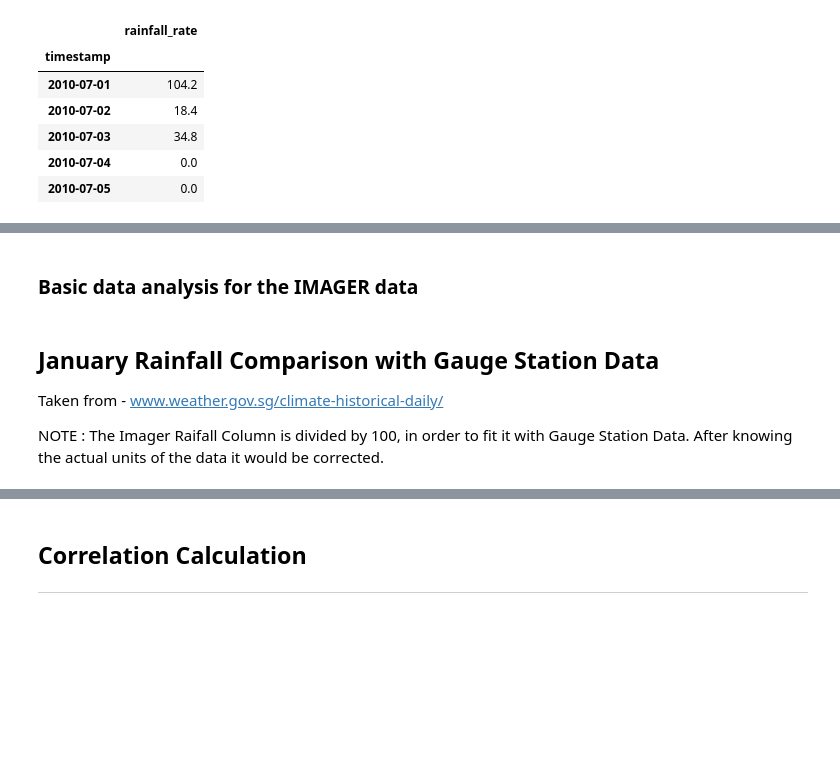
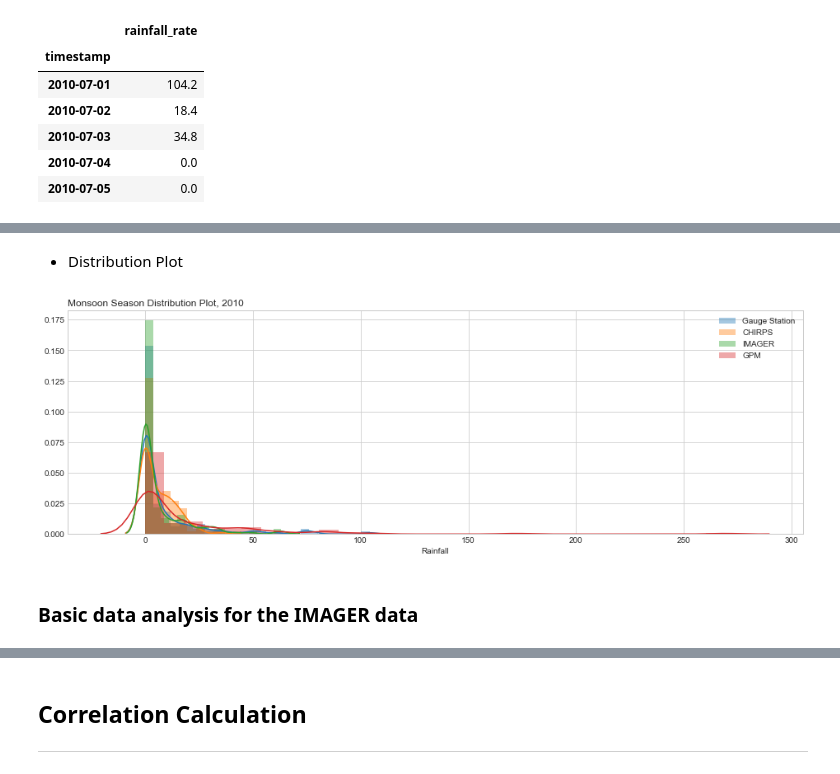
Before and after one commit to dsaharia/PRAT-Rainfall, a Jupyter notebook: imager-rainfall/Singapore.ipynb, the cells around one changed output, grey strips where cells are left out. Saved outputs shown, nothing was run; the diff lists cells and outputs as text; code cells hidden in the pictures; blank space fills up the shorter version.

```diff
--- a/imager-rainfall/Singapore.ipynb
+++ b/imager-rainfall/Singapore.ipynb
@@ -70,10 +66,14 @@ Parse Year, Month and day. Convert to datetime. Set tindex to timestamp. Drop Ye
 # %%
 # Semicolon is used to separate month and day, otherwise datetime is wrongly converted
-gauge_station_df['timestamp'] = pd.to_datetime(gauge_station_df['Year'].astype(str) + gauge_station_df['Month'].astype(str) + ":"+ gauge_station_df['Day'].astype(str), format="%Y%m:%d")
+gauge_station_df['timestamp'] = pd.to_datetime(gauge_station_df['Year'].astype(str) +
+                                               gauge_station_df['Month'].astype(str) + ":"+
+                                               gauge_station_df['Day'].astype(str), format="%Y%m:%d")
+
 gauge_station_df.set_index('timestamp', inplace=True)
 gauge_station_df.drop(['Year', 'Month', 'Day'], inplace=True, axis=1)
 gauge_station_df.sort_index(axis=0)
 gauge_station_df.rename(columns={'Daily Rainfall Total (mm)':'rainfall_rate'}, inplace=True)
+
 gauge_station_df.head()
 # %% [output]
 |  | rainfall_rate |
@@ -138,3 +191,15 @@ imager_sampled_df.head() # Imager Data after resampling
+# %% [markdown]
+* Distribution Plot
+# %%
+sns.distplot(monsoon_gauge['rainfall_rate'], hist=True, kde=True, label='Gauge Station')
+sns.distplot(monsoon_chirps['precip'], hist=True, kde=True, label='CHIRPS')
+sns.distplot(monsoon_prat['rainfall_rate'], hist=True, kde=True, label='IMAGER')
+sns.distplot(monsoon_gpm['precipitationCal'], hist=True, kde=True, label='GPM')
+plt.legend()
+plt.title('Monsoon Season Distribution Plot, 2010', loc="left")
+plt.xlabel("Rainfall");
+# %% [output]
+[figure, added]
 # %% [markdown]
 ### Basic data analysis for the IMAGER data
 # %%
@@ -154,8 +219,3 @@ imager_sampled_df.head() # Imager Data after resampling
 # month_fmt = mdates.DateFormatter('%b')
 # ax.xaxis.set_major_locator(locator)
 # ax.xaxis.set_major_formatter(month_fmt)
-# %% [markdown]
-## January Rainfall Comparison with Gauge Station Data
-Taken from - www.weather.gov.sg/climate-historical-daily/
-
-NOTE : The Imager Raifall Column is divided by 100, in order to fit it with Gauge Station Data. After knowing the actual units of the data it would be corrected.
```
Also changed, not shown: parts of 42 cells of this notebook.
